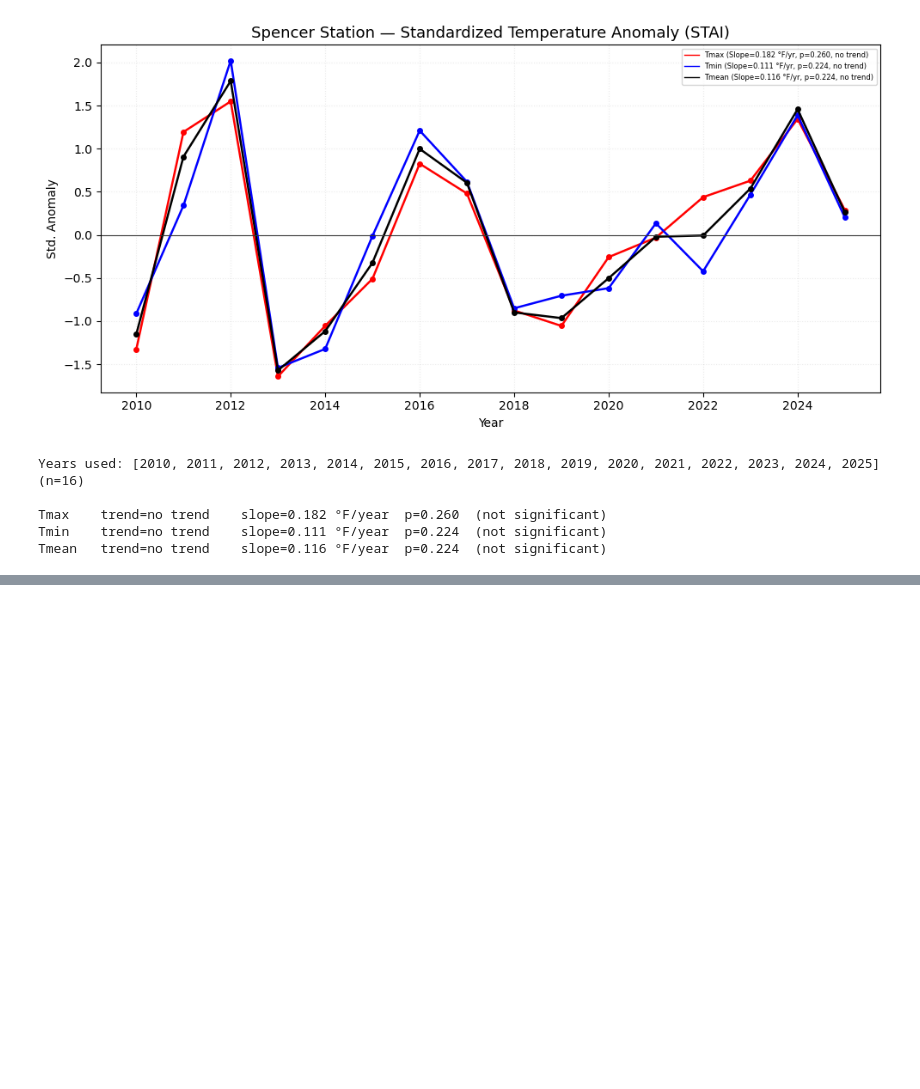
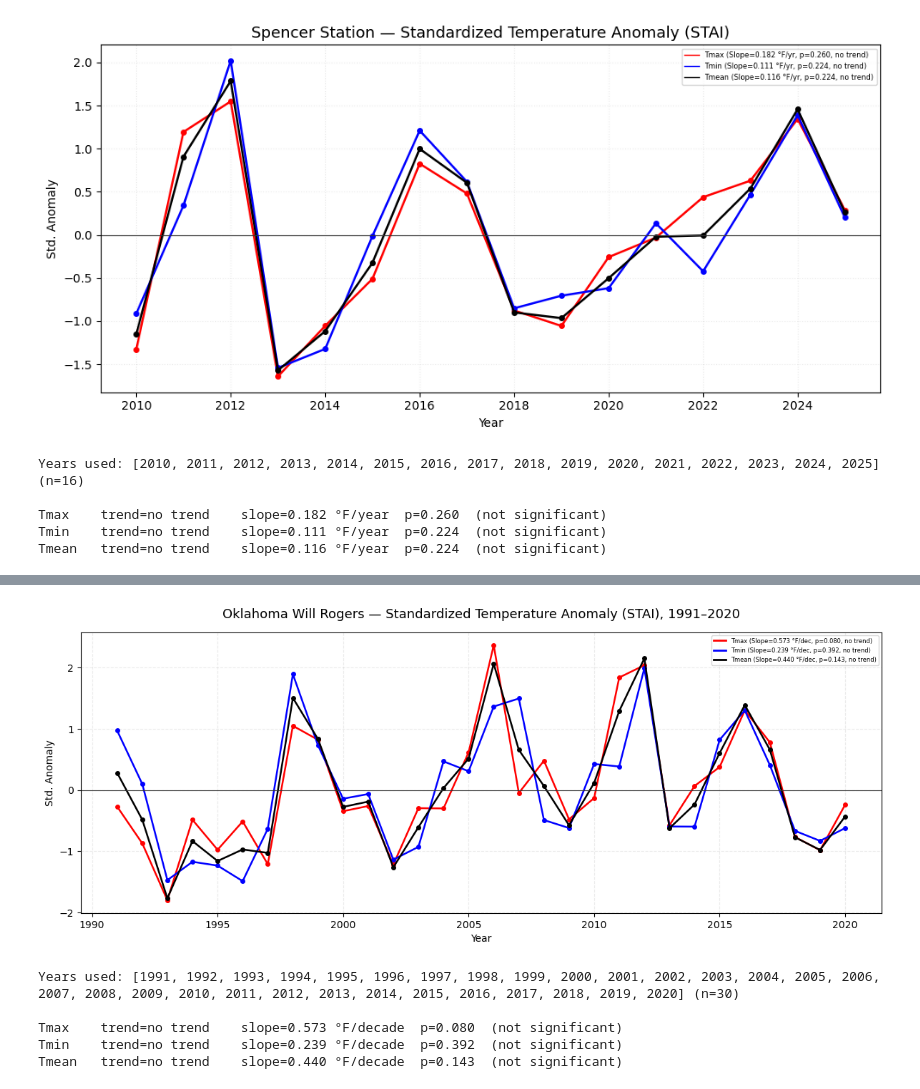
Before and after one commit to damponsah20/FS, a Jupyter notebook: Fact-Sheet_codes.ipynb, the cells around one changed output, grey strips where cells are left out. Saved outputs shown, nothing was run; the diff lists cells and outputs as text; code cells hidden in the pictures; blank space fills up the shorter version.

```diff
--- a/Fact-Sheet_codes.ipynb
+++ b/Fact-Sheet_codes.ipynb
@@ -345,0 +384,74 @@ Tmean   trend=no trend    slope=0.116 °F/year  p=0.224  (not significant)
+# %%
+import pandas as pd
+import numpy as np
+import matplotlib.pyplot as plt
+import pymannkendall as mk
+from matplotlib.lines import Line2D
+
+
+FILE = "Oklahoma.xlsx"
+VARS = [("MaxTemperature", "Tmax",  "red"),
+        ("MinTemperature", "Tmin",  "blue"),
+        ("AvgTemperature", "Tmean", "black")]
+MISSING = ["M", "", -994, -995, -996, -997, -998, -999, -9999]
+
+
+df = pd.read_excel(FILE)
+df.columns = [c.strip() for c in df.columns]
+df["Date"] = pd.to_datetime(df["Date"])
+df["YEAR"] = df["Date"].dt.year
+
+
+for col, _, _ in VARS:
+    df[col] = pd.to_numeric(df[col].replace(MISSING, np.nan), errors="coerce")
+
+
+tcols = [c for c, _, _ in VARS]
+counts = df.groupby("YEAR")["AvgTemperature"].apply(lambda s: s.notna().sum())
+good_years = counts[counts >= 330].index
+annual = df[df["YEAR"].isin(good_years)].groupby("YEAR")[tcols].mean()
+
+# ---------- STANDARDIZED ANOMALY (STAI), unitless ----------
+stai = (annual - annual.mean()) / annual.std()
+
+# ---------- PLOT + TREND ----------
+fig, ax = plt.subplots(figsize=(12, 5))
+years = stai.index.values
+
+legend_lines = []
+for col, label, color in VARS:
+    ax.plot(years, stai[col].values, color=color, marker="o",
+            markersize=4, linewidth=1.8)
+
+    res = mk.original_test(annual[col].values)
+    legend_lines.append(
+        f"{label} (Slope={res.slope*10:.3f} °F/dec, p={res.p:.3f}, {res.trend})")
+
+ax.axhline(0, color="#333333", linewidth=0.8)
+ax.set_title("Oklahoma Will Rogers — Standardized Temperature Anomaly (STAI), 1991–2020",
+             fontsize=13,y=1.03)
+ax.set_xlabel("Year")
+ax.set_ylabel("Std. Anomaly")
+ax.grid(alpha=0.25, linestyle="--")
+ax.set_axisbelow(True)
+
+handles = [Line2D([0],[0], color=c, lw=2) for _,_,c in VARS]
+ax.legend(handles, legend_lines, loc="best", frameon=True, fontsize=6)
+
+fig.tight_layout()
+fig.savefig("Oklahoma_STAI_trends.png", dpi=300, bbox_inches="tight")
+plt.show()
+
+# ---------- print ----------
+print("Years used:", list(annual.index), f"(n={len(annual)})\n")
+for col, label, _ in VARS:
+    res = mk.original_test(annual[col].values)
+    print(f"{label:6s}  trend={res.trend:10s}  slope={res.slope*10:.3f} °F/decade  "
+          f"p={res.p:.3f}  {'(significant)' if res.p < 0.05 else '(not significant)'}")
+# %% [output]
+[figure, added]
+Years used: [1991, 1992, 1993, 1994, 1995, 1996, 1997, 1998, 1999, 2000, 2001, 2002, 2003, 2004, 2005, 2006, 2007, 2008, 2009, 2010, 2011, 2012, 2013, 2014, 2015, 2016, 2017, 2018, 2019, 2020] (n=30)
+
+Tmax    trend=no trend    slope=0.573 °F/decade  p=0.080  (not significant)
+Tmin    trend=no trend    slope=0.239 °F/decade  p=0.392  (not significant)
+Tmean   trend=no trend    slope=0.440 °F/decade  p=0.143  (not significant)
```
Also changed, not shown: parts of 4 cells of this notebook, 3 other files.
